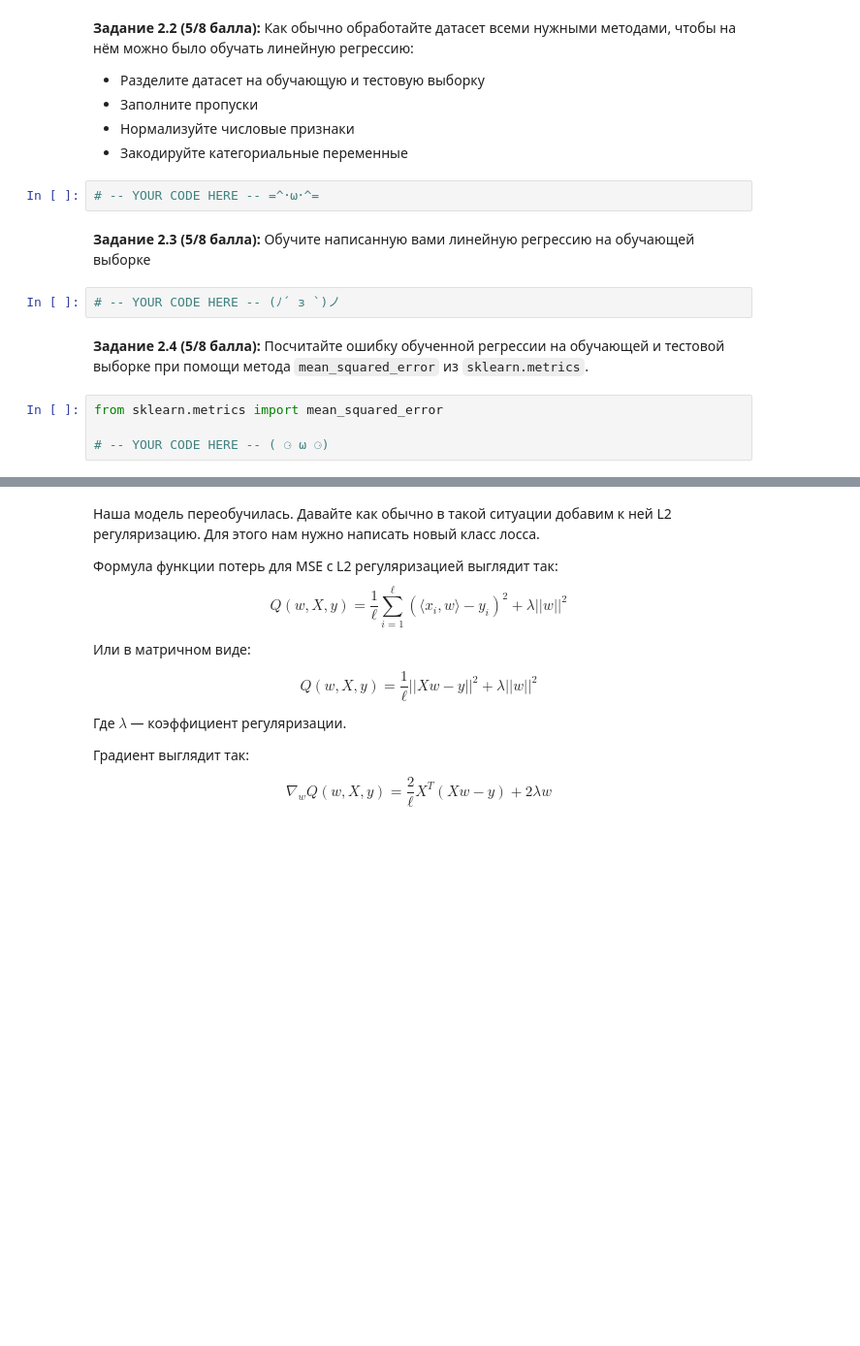
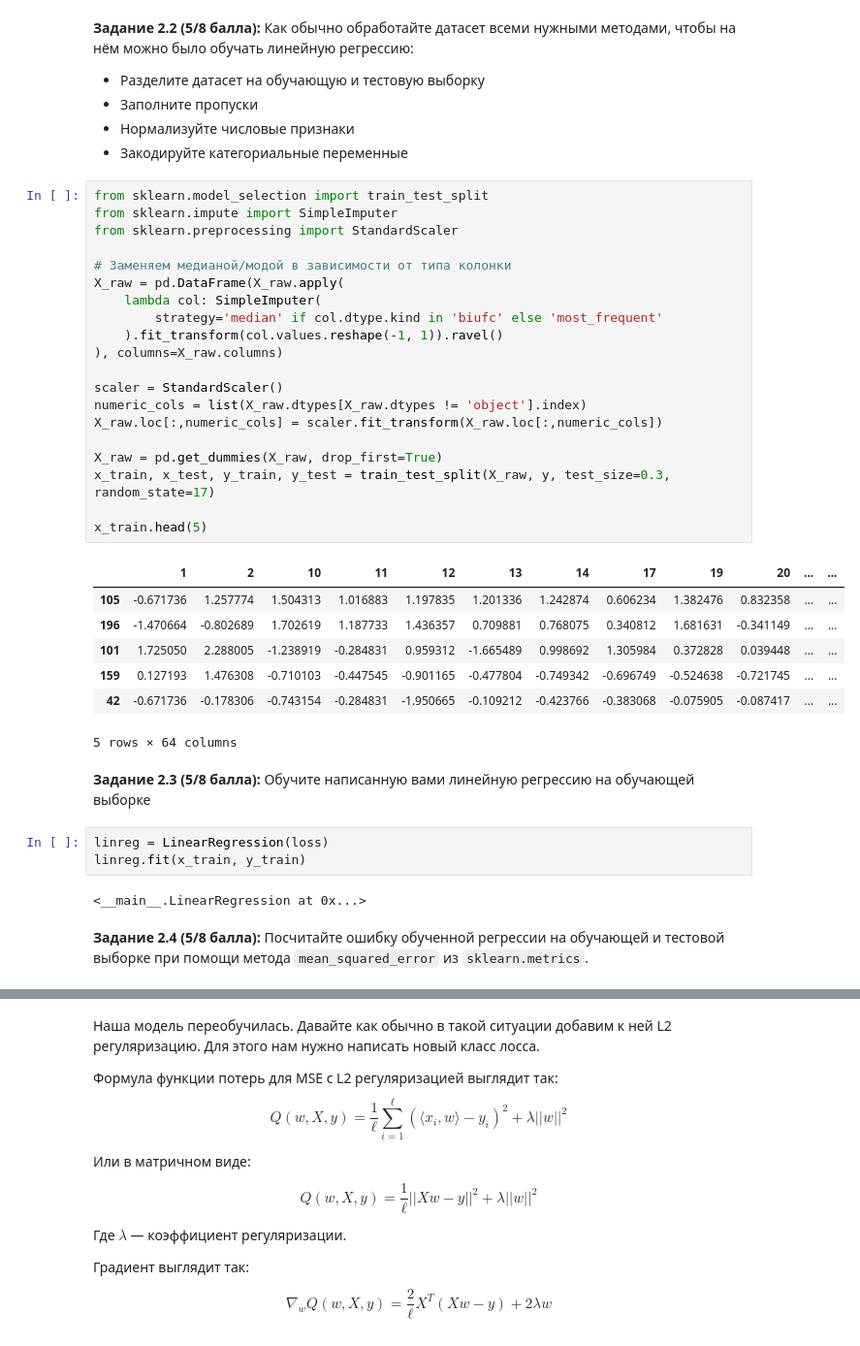
Before and after one commit to Bosbobos/IAD, a Jupyter notebook: MachineLeariningBasics/hw05_gd/hw05_gd.ipynb, the cells around one changed output, grey strips where cells are left out. Shown at 97% size. Saved outputs shown, nothing was run; the diff lists cells and outputs as text; blank space fills up the shorter version.

```diff
--- a/MachineLeariningBasics/hw05_gd/hw05_gd.ipynb
+++ b/MachineLeariningBasics/hw05_gd/hw05_gd.ipynb
@@ -538,15 +550,40 @@ X_raw = X_raw.drop(26, axis=1)
 * Заполните пропуски
 * Нормализуйте числовые признаки
 * Закодируйте категориальные переменные
-# %%
-# -- YOUR CODE HERE -- =^･ω･^=
+# %%
+from sklearn.model_selection import train_test_split
+from sklearn.impute import SimpleImputer
+from sklearn.preprocessing import StandardScaler
+
+# Заменяем медианой/модой в зависимости от типа колонки
+X_raw = pd.DataFrame(X_raw.apply(
+    lambda col: SimpleImputer(
+        strategy='median' if col.dtype.kind in 'biufc' else 'most_frequent'
+    ).fit_transform(col.values.reshape(-1, 1)).ravel()
+), columns=X_raw.columns)
+
+scaler = StandardScaler()
+numeric_cols = list(X_raw.dtypes[X_raw.dtypes != 'object'].index)
+X_raw.loc[:,numeric_cols] = scaler.fit_transform(X_raw.loc[:,numeric_cols])
+
+X_raw = pd.get_dummies(X_raw, drop_first=True)
+x_train, x_test, y_train, y_test = train_test_split(X_raw, y, test_size=0.3, random_state=17)
+
+x_train.head(5)
+# %% [output]
+|  | 1 | 2 | 10 | 11 | 12 | 13 | 14 | 17 | 19 | 20 | ... | ... |
+| 105 | -0.671736 | 1.257774 | 1.504313 | 1.016883 | 1.197835 | 1.201336 | 1.242874 | 0.606234 | 1.382476 | 0.832358 | ... | ... |
+| 196 | -1.470664 | -0.802689 | 1.702619 | 1.187733 | 1.436357 | 0.709881 | 0.768075 | 0.340812 | 1.681631 | -0.341149 | ... | ... |
+| 101 | 1.725050 | 2.288005 | -1.238919 | -0.284831 | 0.959312 | -1.665489 | 0.998692 | 1.305984 | 0.372828 | 0.039448 | ... | ... |
+| 159 | 0.127193 | 1.476308 | -0.710103 | -0.447545 | -0.901165 | -0.477804 | -0.749342 | -0.696749 | -0.524638 | -0.721745 | ... | ... |
+| 42 | -0.671736 | -0.178306 | -0.743154 | -0.284831 | -1.950665 | -0.109212 | -0.423766 | -0.383068 | -0.075905 | -0.087417 | ... | ... |
+5 rows × 64 columns
 # %% [markdown]
 **Задание 2.3 (5/8 балла):** Обучите написанную вами линейную регрессию на обучающей выборке
-# %%
-# -- YOUR CODE HERE -- (ﾉ´ з `)ノ
+# %%
+linreg = LinearRegression(loss)
+linreg.fit(x_train, y_train)
+# %% [output]
+<__main__.LinearRegression at 0x...>
 # %% [markdown]
 **Задание 2.4 (5/8 балла):** Посчитайте ошибку обученной регрессии на обучающей и тестовой выборке при помощи метода `mean_squared_error` из `sklearn.metrics`.
-# %%
-from sklearn.metrics import mean_squared_error
-
-# -- YOUR CODE HERE -- ( ⚆ ω ⚆)
```
Also changed, not shown: parts of 14 cells of this notebook, 1 other file.
